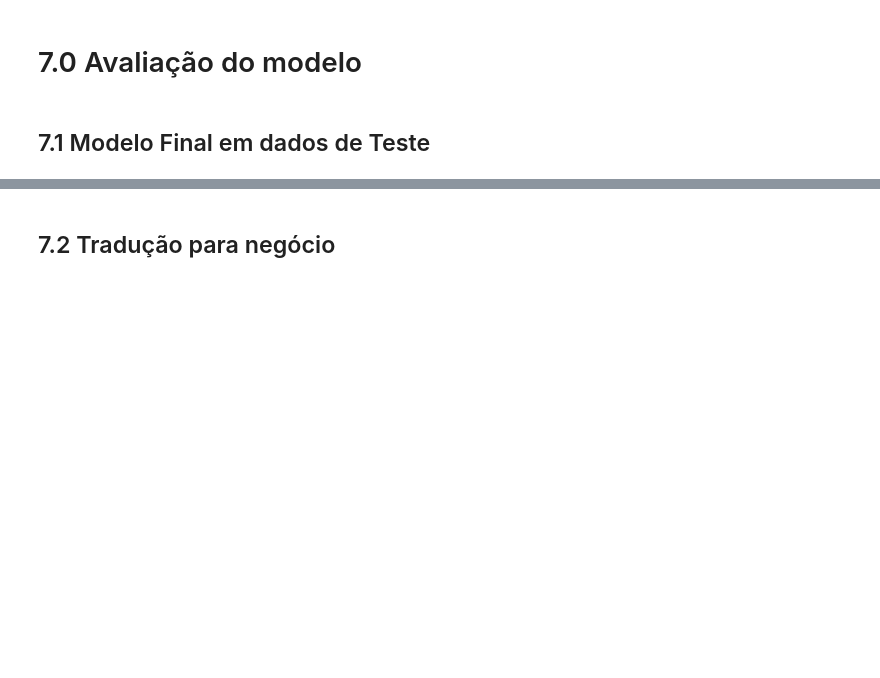
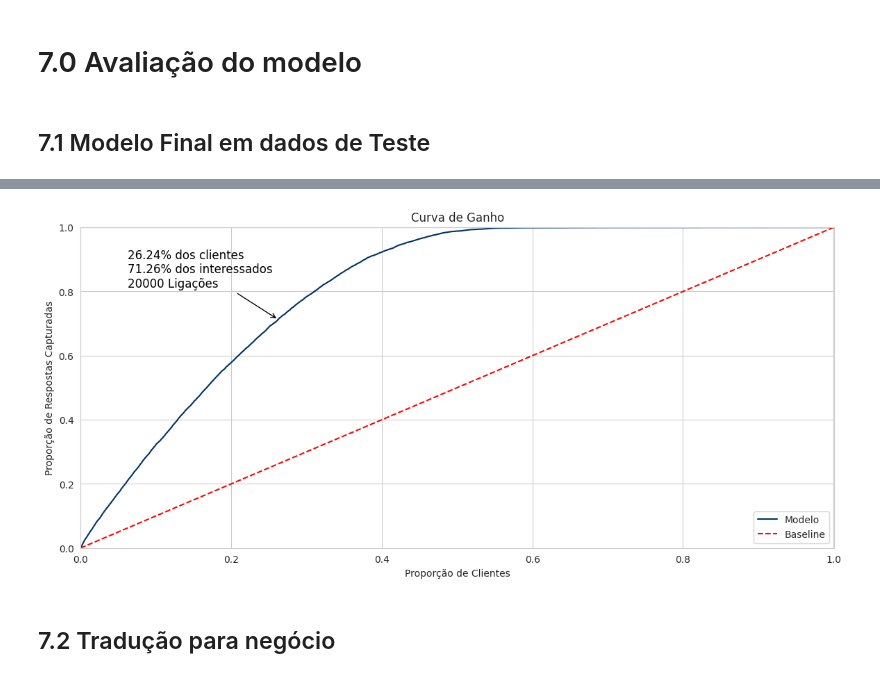
Before and after one commit to RafaelLuckner/Propensao_Compra, a Jupyter notebook: notebooks/propensao_projeto.ipynb, the cells around one changed output, grey strips where cells are left out. Cells and saved outputs as stored; diff of their text form; code cells hidden in the pictures; blank space fills up the shorter version.

```diff
--- a/notebooks/propensao_projeto.ipynb
+++ b/notebooks/propensao_projeto.ipynb
@@ -1012,3 +1012,56 @@ Recall    Top K: 0.7126
+# %%
+sns.set_style("whitegrid")
+
+data = {
+    'prob_compra': yproba_rf[:,1],
+    'real_compra': y_test
+}
+dfaux10 = pd.DataFrame(data)
+
+# Ordenar os dados pela probabilidade prevista (decrescente)
+dfaux10 = dfaux10.sort_values(by='prob_compra', ascending=False)
+
+# Calcular a proporção acumulada de respostas capturadas pelo modelo
+dfaux10['resposta_acumulada'] = dfaux10['real_compra'].cumsum()
+dfaux10['proporcao_resposta'] = dfaux10['resposta_acumulada'] / dfaux10['real_compra'].sum()
+
+# Calcular a proporção de clientes acumulada
+dfaux10['proporcao_clientes'] = np.arange(1, len(dfaux10) + 1) / len(dfaux10)
+
+# Curva aleatória (baseline)
+baseline = dfaux10['proporcao_clientes']
+
+plt.figure(figsize=(14,6))
+# Criar a figura e o gráfico
+plt.plot(dfaux10['proporcao_clientes'], dfaux10['proporcao_resposta'], label='Modelo')
+plt.plot(dfaux10['proporcao_clientes'], baseline, label='Baseline', linestyle='--', color='red')
+
+# Configurar os eixos para 0 a 1
+plt.xlim(0, 1.001)
+plt.ylim(0, 1.001)
+
+# Configurar títulos e legendas
+plt.title('Curva de Ganho')
+plt.xlabel('Proporção de Clientes')
+plt.ylabel('Proporção de Respostas Capturadas')
+plt.legend()
+# plt.grid(True)
+best = dfaux10.reset_index()
+best_resposta = float(best.iloc[20000,4])
+best_cliente = float(best.iloc[20000,5])
+best
+
+
+plt.annotate(
+        f'{np.round(best_cliente,4)*100:.2f}% dos clientes\n{np.round(best_resposta,4)*100:.2f}% dos interessados\n20000 Ligações',                 # Texto da anotação
+    xy=(best_cliente,best_resposta),             # Coordenadas do ponto (x, y) onde a seta aponta
+    xytext=(best_cliente-0.2,best_resposta+0.1),          # Posição do texto da anotação
+    arrowprops=dict(arrowstyle='->', color='black'),  # Estilo da seta
+    fontsize=12, color='black' # Estilo do texto
+);
+plt.savefig('../img/curva_ganho.png')
+# %% [output]
+[figure, added]
 # %%
 modelo_path = "../src/models/rf.pkl"
 
```
Also changed, not shown: parts of 12 cells of this notebook, 3 other files.
